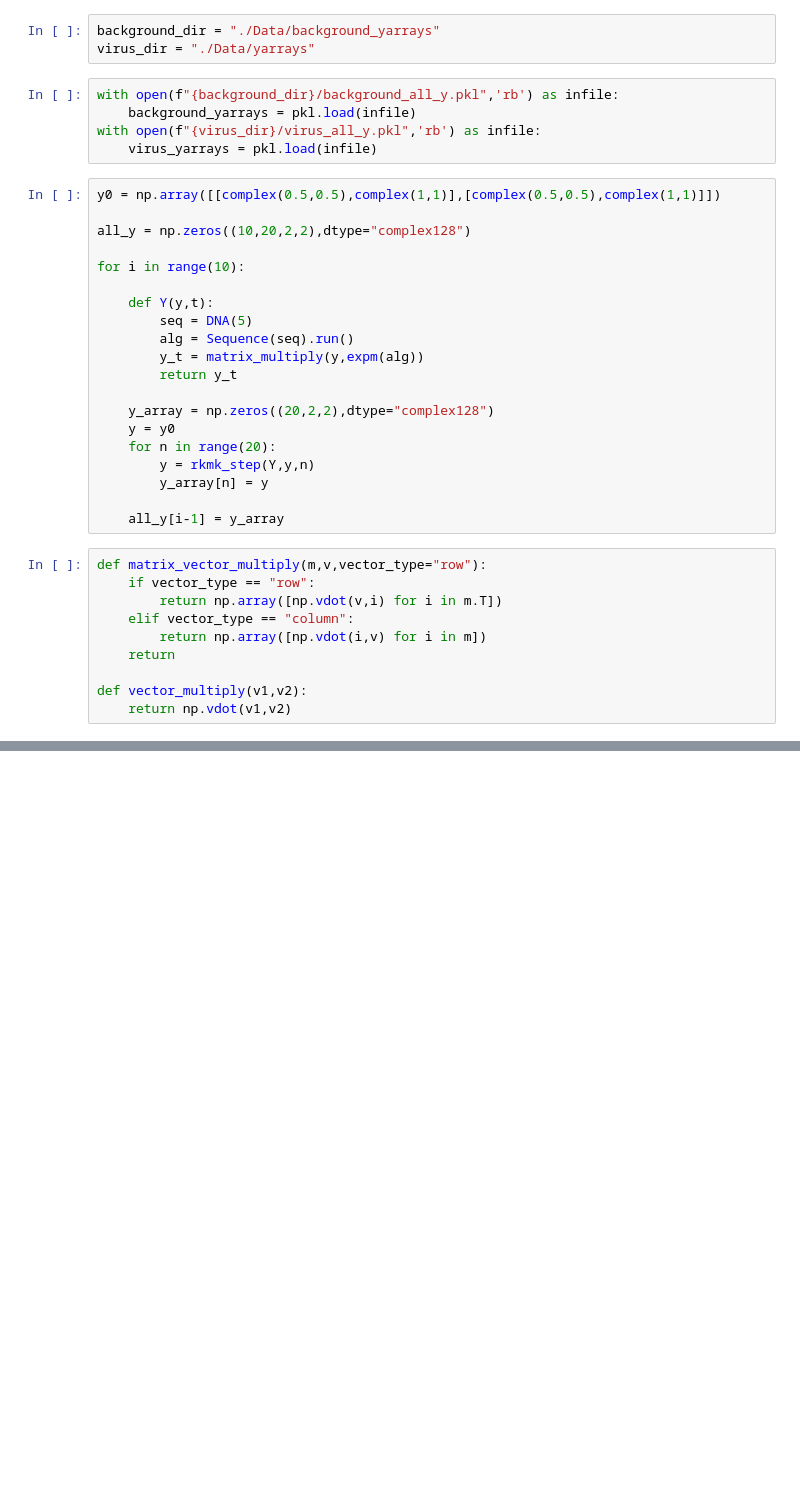
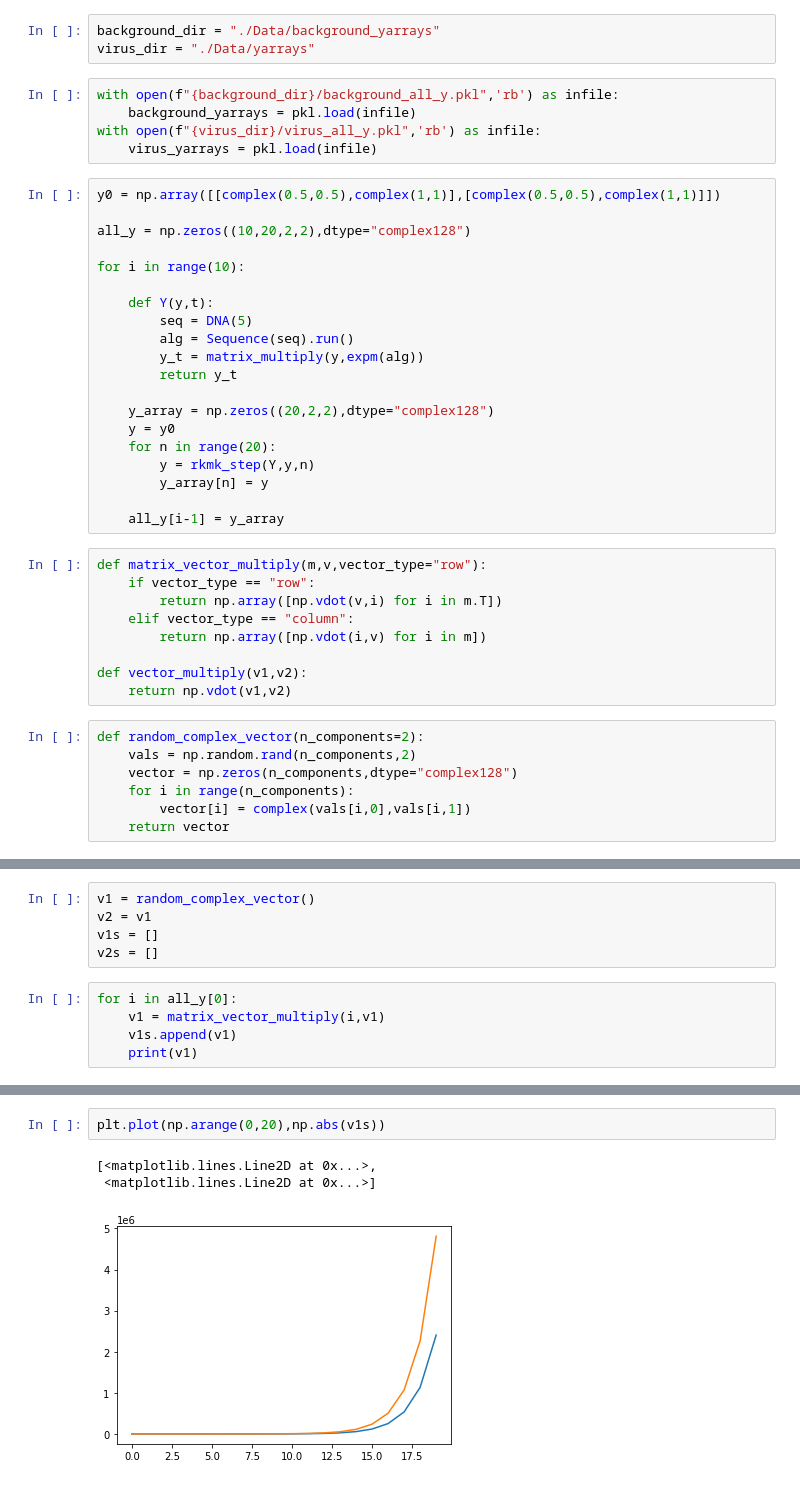
Before and after one commit to Ashika-Jayanthy/attempts_at_group_theory, a Jupyter notebook: virus_rotations.ipynb, the cells around one changed output, grey strips where cells are left out. Drawn from its saved outputs; the diff is of its cells as text; blank space fills up the shorter version.

```diff
--- a/virus_rotations.ipynb
+++ b/virus_rotations.ipynb
@@ -39,7 +39,13 @@ def matrix_vector_multiply(m,v,vector_type="row"):
         return np.array([np.vdot(v,i) for i in m.T])
     elif vector_type == "column":
         return np.array([np.vdot(i,v) for i in m])
-    return
 
 def vector_multiply(v1,v2):
     return np.vdot(v1,v2)
+# %%
+def random_complex_vector(n_components=2):
+    vals = np.random.rand(n_components,2)
+    vector = np.zeros(n_components,dtype="complex128")
+    for i in range(n_components):
+        vector[i] = complex(vals[i,0],vals[i,1])
+    return vector
@@ -45,0 +60,10 @@ def vector_multiply(v1,v2):
+# %%
+v1 = random_complex_vector()
+v2 = v1
+v1s = []
+v2s = []
+# %%
+for i in all_y[0]:
+    v1 = matrix_vector_multiply(i,v1)
+    v1s.append(v1)
+    print(v1)
@@ -45,0 +141,6 @@ def vector_multiply(v1,v2):
+# %%
+plt.plot(np.arange(0,20),np.abs(v1s))
+# %% [output]
+[<matplotlib.lines.Line2D at 0x...>,
+ <matplotlib.lines.Line2D at 0x...>]
+[figure, added]
```
Also changed, not shown: parts of 7 cells of this notebook.
